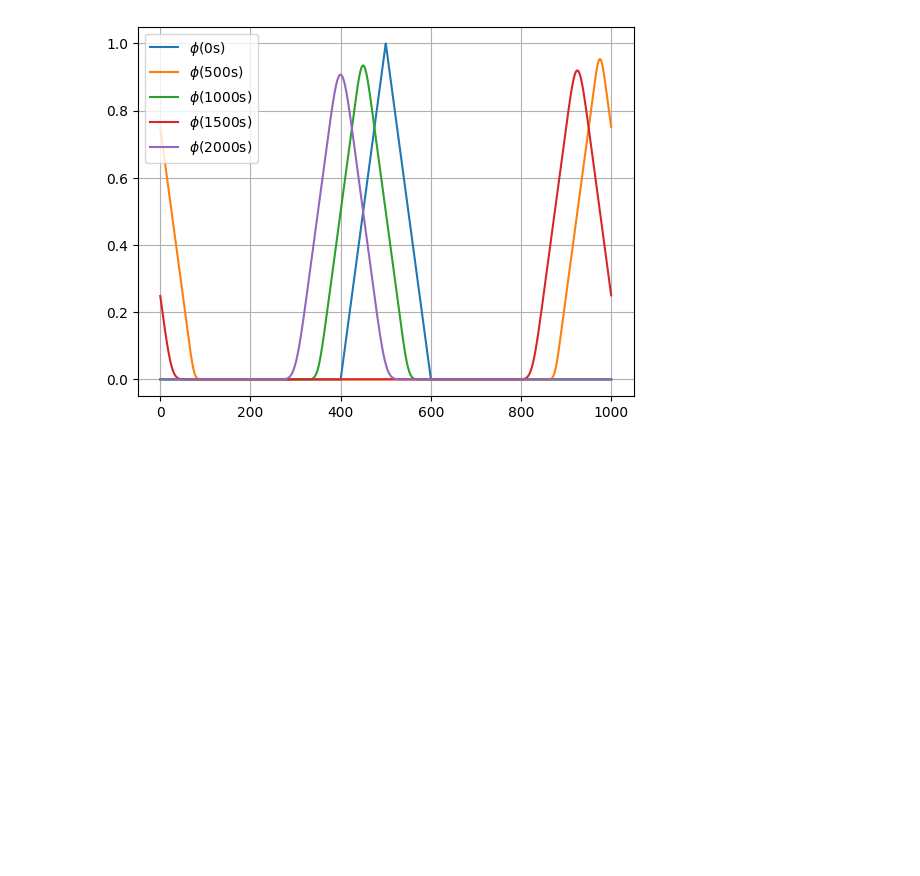
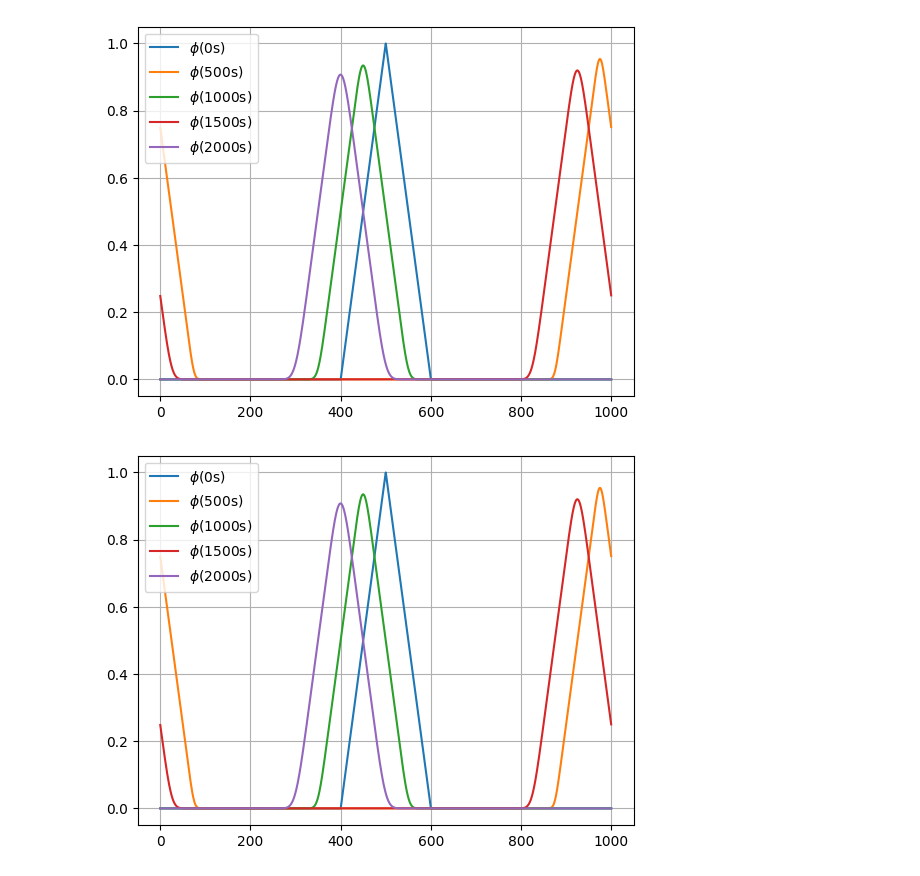
Before and after one commit to hnguyen-repos/numforGeosciences-ICTP, a Jupyter notebook: ex7-ctcs-diff.ipynb, the cells around one changed output. Cells and saved outputs as stored; diff of their text form; code cells hidden in the pictures; blank space fills up the shorter version.

```diff
--- a/ex7-ctcs-diff.ipynb
+++ b/ex7-ctcs-diff.ipynb
@@ -44,7 +44,7 @@ def advecdiff(x0, y0, filter):
     y1 = ftcsdiff(y0)
     while t < duration:
         y2 = ctcsdiff(y0, y1)
-        if filter == "rawfilter":
+        if filter == "raw":
             y0, y1 = rawfilter(y0, y1, y2)
         else: y0, y1 = rafilter(y0, y1, y2)
         if t % tinterval < dt:
@@ -63,6 +63,10 @@ x0 = np.arange(0, 1000+dx, dx)
 y0 = np.vectorize(func)(x0)
 
 # run
-advecdiff(x0, y0, "rafilter")
+advecdiff(x0, y0, "ra")
 # %% [output]
 [figure]
+# %%
+advecdiff(x0, y0, "raw")
+# %% [output]
+[figure, added]
```
Also changed, not shown: 5 other files.
